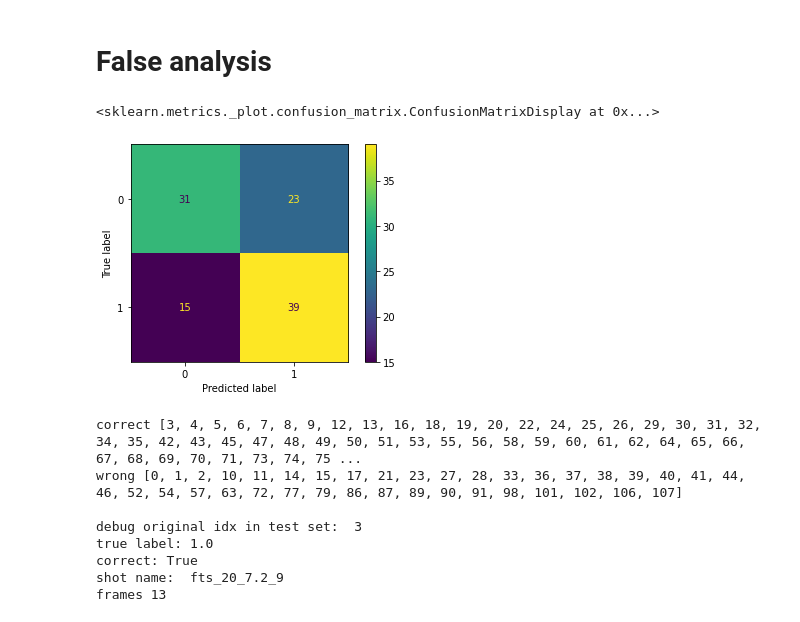
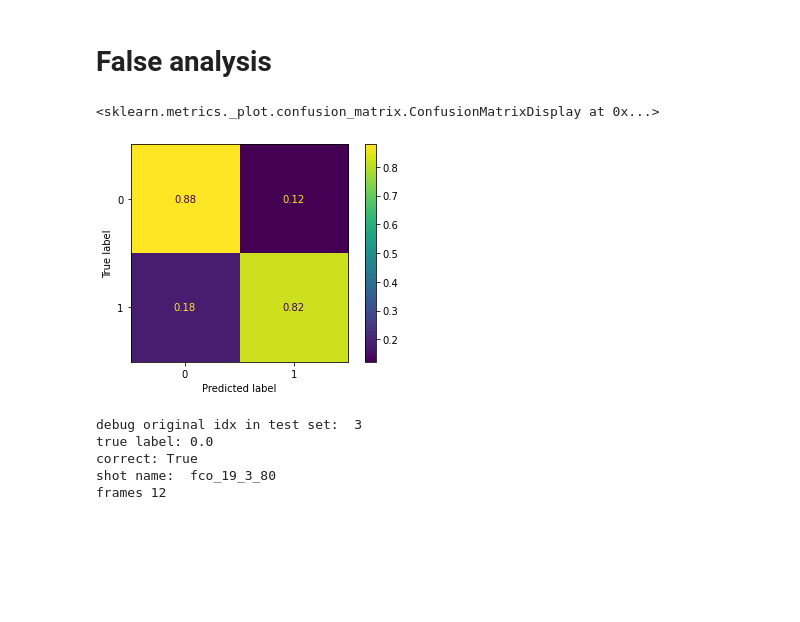
Before and after one commit to deangeckt/TT_train, a Jupyter notebook: train_dean.ipynb, the cells around one changed output. Cells and saved outputs as stored; diff of their text form; code cells hidden in the pictures; blank space fills up the shorter version.

Commit message:
data aug

```diff
--- a/train_dean.ipynb
+++ b/train_dean.ipynb
@@ -31,9 +27,9 @@ label: 1: 270 samples
 ## Network
 HIDDEN_DIM = 64
 OUTPUT_DIM = 2
-BATCH_SIZE = 4
+BATCH_SIZE = 64
 IS_BID = True
-NUM_LAYERS = 2
+NUM_LAYERS = 1
 
 ## Optimizer
 lr = 1e-3
@@ -51,7 +97,7 @@ def feature_selection(remove_features):
     idxs = []
     for p in remove_features:
         idxs.extend(list(range(p*4, p*4 + 4)))
-    return np.delete(x, idxs, axis=2)
+    return np.delete(data, idxs, axis=2)
 
 head_landmarks = [0, 1, 2, 3, 4, 5, 6, 7, 8, 9, 10]
 data = feature_selection([])
@@ -65,22 +108,0 @@ torch.Size([1372, 50, 100])
-# %%
-import pandas as pd
-# currently simple sub sampling
-
-def simple_subsample(data_, pos, neg):
-    data_pos = data_[pos]
-    data_neg = data_[neg]
-    data_neg = data_neg[0:len(data_pos)]
-
-    return np.concatenate((data_pos, data_neg), axis=0)
-
-pos = np.where(labels==1)
-neg = np.where(labels==0)
-
-data = simple_subsample(data, pos, neg)
-labels = simple_subsample(labels, pos, neg)
-metadata = simple_subsample(metadata, pos, neg)
-
-labels_names = pd.DataFrame({'label': labels, 'metadata': metadata})
-
-print('x', data.shape)
-print('y', labels.shape)
@@ -201,7 +220,11 @@ from utils.learn import train_model
 
 model = Network(NUM_FEATURES, HIDDEN_DIM, OUTPUT_DIM,
                 bidirectional=IS_BID, num_layers=NUM_LAYERS).to(device)
-model_name = f'b{BATCH_SIZE}_lr{lr}_sz{step_size}_g{gamma}_h{HIDDEN_DIM}_nl{NUM_LAYERS}_no_head.pt' #no_head
+
+features_name = 'all_features' if NUM_FEATURES == 100 else 'no_head'
+aug_name = 'with_aug' if frame_prob > 0 else 'no_aug'
+model_name = f'b{BATCH_SIZE}_lr{lr}_sz{step_size}_g{gamma}_h{HIDDEN_DIM}_nl{NUM_LAYERS}_{features_name}_{aug_name}.pt'
+print(model_name)
 optimizer = torch.optim.Adam(model.parameters(), lr=lr, weight_decay=weight_decay)
 loss_fn = nn.NLLLoss()
 scheduler = torch.optim.lr_scheduler.StepLR(optimizer, step_size=step_size, gamma=gamma)
@@ -234,22 +257,22 @@ Test accuracy: 0.6481481481481481
 # %%
 from sklearn.metrics import confusion_matrix, ConfusionMatrixDisplay
 from utils.learn import predict
 from visualization import points_visualization
 from IPython.display import Image
 
 model.load_state_dict(torch.load('model_results/' + model_name))
 model.eval()
 correct_idx, wrong_idx, y_pred, y_true = predict(model, test_loader, device, BATCH_SIZE)
 
-cm = confusion_matrix(y_true, y_pred, labels=[0,1])
+cm = confusion_matrix(y_true, y_pred, labels=[0,1], normalize='true')
 disp = ConfusionMatrixDisplay(confusion_matrix=cm)
 disp.plot()
 # %% [output]
 <sklearn.metrics._plot.confusion_matrix.ConfusionMatrixDisplay at 0x...>
-[figure, old version]
+[figure, new version]
 # %%
-print('correct', correct_idx)
-print('wrong', wrong_idx)
+# print('correct', correct_idx)
+# print('wrong', wrong_idx)
 print()
 
 debug_idx = 3
@@ -264,12 +287,9 @@ print('correct:', debug_idx in correct_idx)
 print('shot name: ', debug_name)
 print('frames', debug_amount)
 # %% [output]
-correct [3, 4, 5, 6, 7, 8, 9, 12, 13, 16, 18, 19, 20, 22, 24, 25, 26, 29, 30, 31, 32, 34, 35, 42, 43, 45, 47, 48, 49, 50, 51, 53, 55, 56, 58, 59, 60, 61, 62, 64, 65, 66, 67, 68, 69, 70, 71, 73, 74, 75 ...
-wrong [0, 1, 2, 10, 11, 14, 15, 17, 21, 23, 27, 28, 33, 36, 37, 38, 39, 40, 41, 44, 46, 52, 54, 57, 63, 72, 77, 79, 86, 87, 89, 90, 91, 98, 101, 102, 106, 107]
-
 debug original idx in test set:  3
-true label: 1.0
+true label: 0.0
 correct: True
-shot name:  fts_20_7.2_9
-frames 13
+shot name:  fco_19_3_80
+frames 12
 # %%
```
Also changed, not shown: parts of 10 cells of this notebook, 6 other files.
